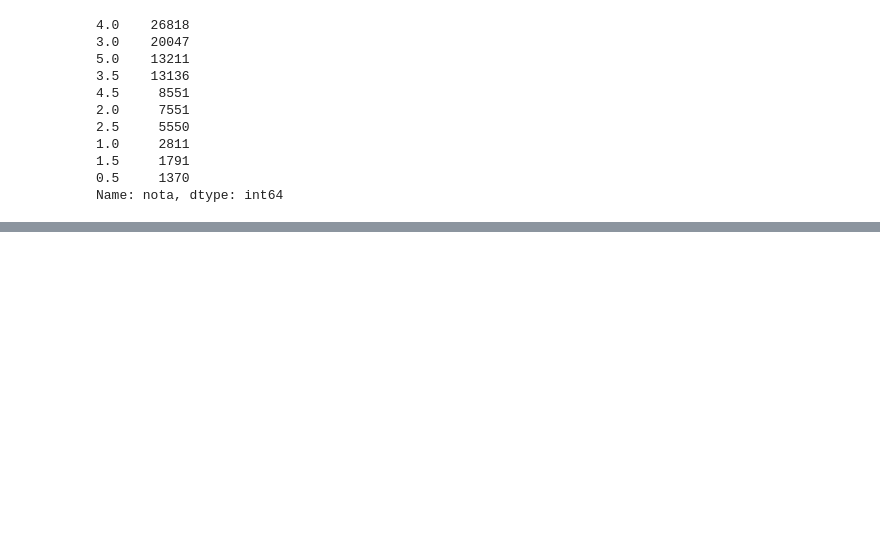
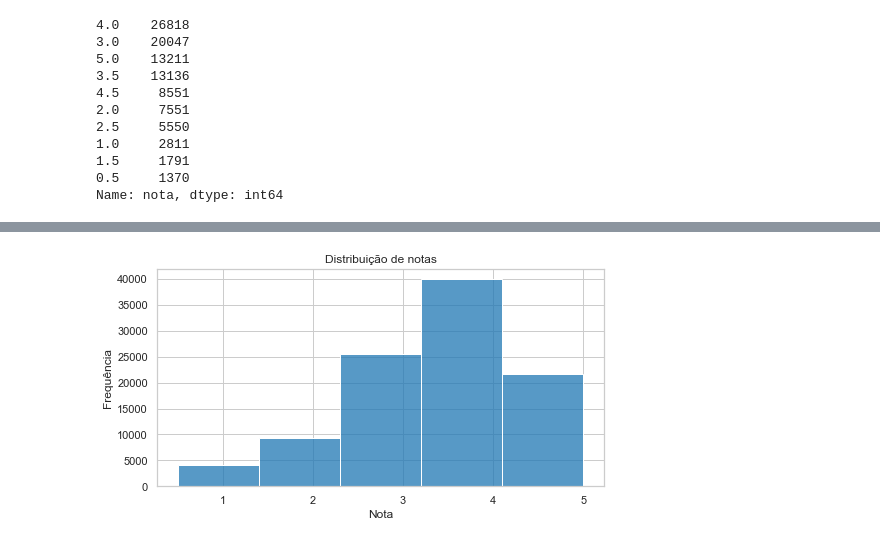
Before and after one commit to juancostaa/Alura-Data-Science-Studies, a Jupyter notebook: introducao-a-data-science-aula0/Alura-DataScience.ipynb, the cells around one changed output, grey strips where cells are left out. Cells and saved outputs as stored; diff of their text form; code cells hidden in the pictures; blank space fills up the shorter version.

```diff
--- a/introducao-a-data-science-aula0/Alura-DataScience.ipynb
+++ b/introducao-a-data-science-aula0/Alura-DataScience.ipynb
@@ -68,0 +94,14 @@ ratings['nota'].mean()
+# %%
+#Função para plotar um histograma usando Seaborn:
+def seaborn_plot_histogram(df, column, title, xlabel, ylabel, bins=5):
+    sns.set_style("whitegrid")
+    sns.set_context("notebook")
+    plt.figure(figsize=(8,4))
+    plt.title(title)
+    plt.xlabel(xlabel)
+    plt.ylabel(ylabel)
+    sns.histplot(df[column], bins=bins)
+# %%
+seaborn_plot_histogram(ratings, "nota", "Distribuição de notas", "Nota", "Frequência")
+# %% [output]
+[figure, added]
```
Also changed, not shown: parts of 18 cells of this notebook.
